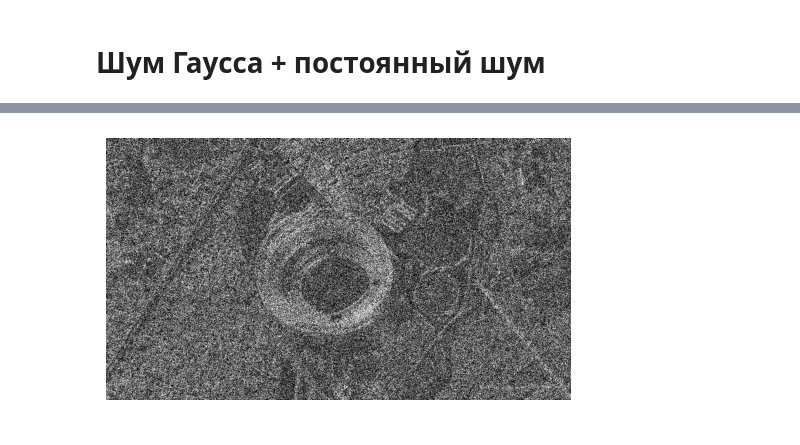
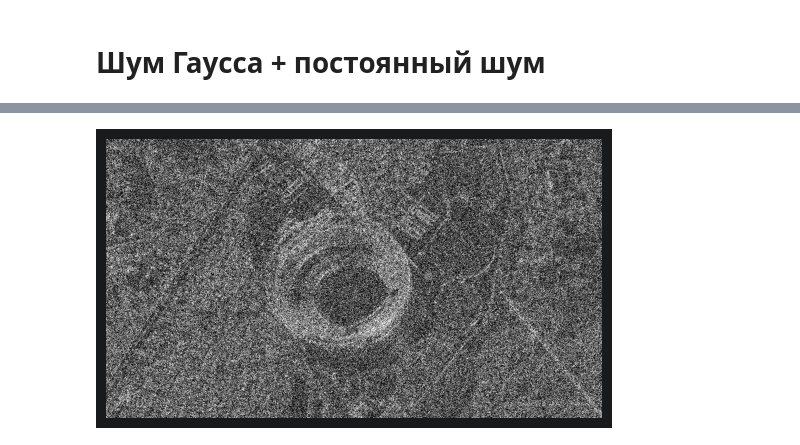
Before and after one commit to midicowbell/imageProcessing, a Jupyter notebook: lab2.ipynb, the cells around one changed output, grey strips where cells are left out. Drawn from its saved outputs; the diff is of its cells as text; code cells hidden in the pictures.

```diff
--- a/lab2.ipynb
+++ b/lab2.ipynb
@@ -42,13 +42,13 @@ plt.axis("off")
 # %%
 noise_uniform_cv = np.zeros(image_gray.shape, dtype=np.float32)
 cv2.randu(noise_uniform_cv, -200.0, 200.0)
 
 noisy_uniform_cv = image_gray.astype(np.float32) + noise_uniform_cv
 noisy_uniform_cv = np.clip(noisy_uniform_cv, 0, 255).astype(np.uint8)
 
-plt.figure(figsize=(6, 6))
+
 plt.imshow(noisy_uniform_cv, cmap='gray')
 plt.axis('off')
 plt.show()
 # %% [output]
-[figure, old version]
+[figure, new version]
```
Also changed, not shown: parts of 4 cells of this notebook.
